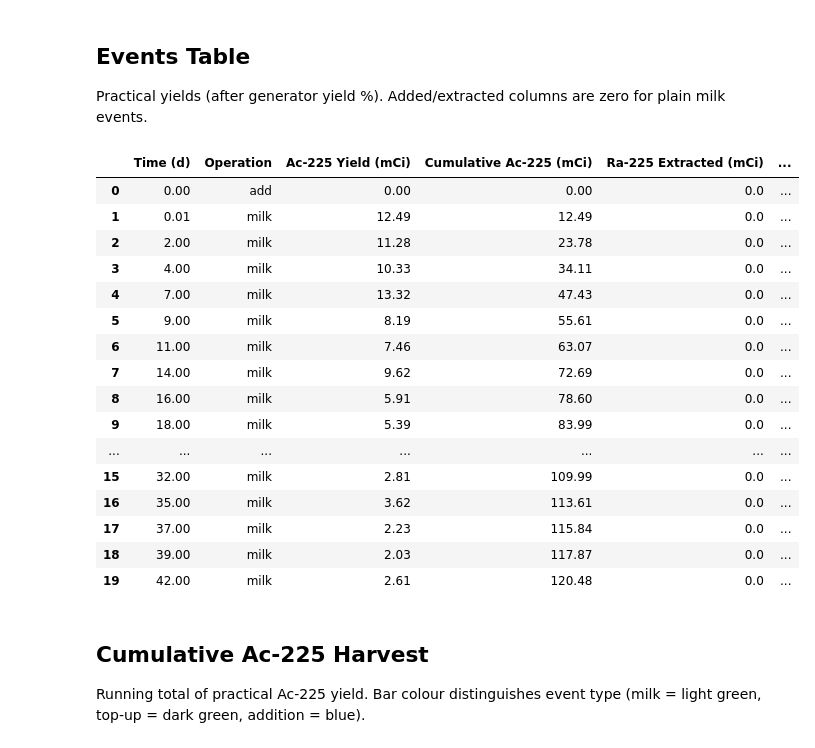
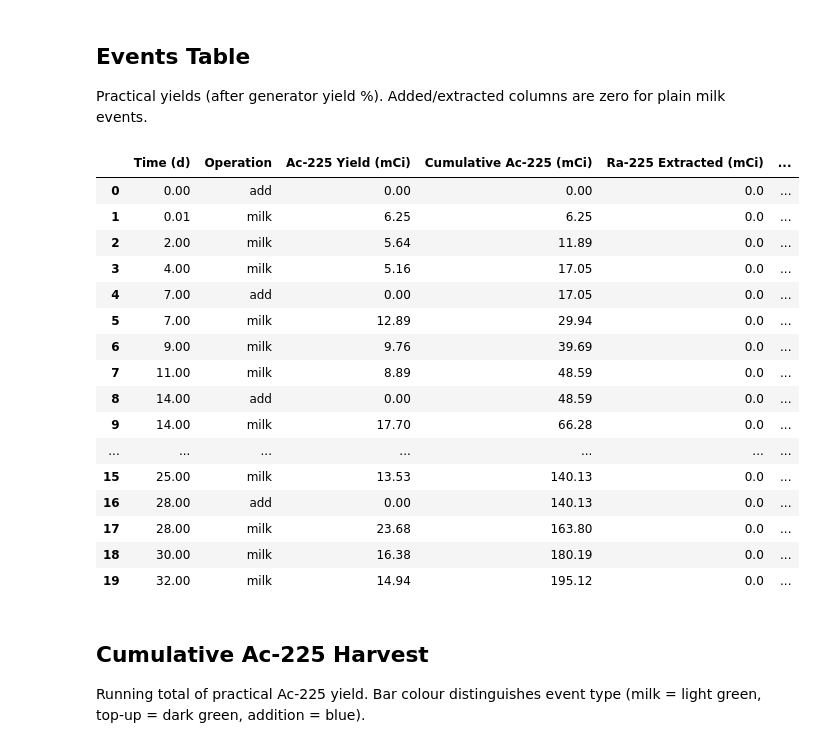
Before and after one commit to ArtemChemist/generator_calc, a Jupyter notebook: generator_notebook.ipynb, the cells around one changed output. Cells and saved outputs as stored; diff of their text form; code cells hidden in the pictures.

```diff
--- a/generator_notebook.ipynb
+++ b/generator_notebook.ipynb
@@ -116,10 +116,8 @@ def simulate_chain_scheduled(
 
             if op == 'take_out_fraction':
                 N_next*= (1.0 - TOPUP_EXTRACT_FRACTION)        # 1. extract Ra-225
-                N_next[0] += topup_ra225_add_atoms                   # 2. add Ra-225
-                N_next[-1] += topup_ac225_add_atoms                  # 3. add Ac-225
-                ra225_added = topup_ra225_add_atoms
-                ac225_added = topup_ac225_add_atoms
+                ra225_added = 0
+                ac225_added = 0
                 ra225_extracted = float(N_end[0] * TOPUP_EXTRACT_FRACTION)
                 ac225_harvested = 0
             elif op == 'add':
@@ -379,43 +367,44 @@ Practical yields (after generator yield %). Added/extracted columns are zero for
 # %%
 rows = []
 running_ac225 = 0.0
 
 for e in events:
     ac225_yield_mbq = lambda_daughter * e['ac225_atoms']           / 1e6 * gen_yield
     ra225_ext_mbq   = lambda_parent   * e['ra225_extracted_atoms'] / 1e6
     ra225_add_mbq   = lambda_parent   * e['ra225_added_atoms']     / 1e6
     ac225_add_mbq   = lambda_daughter * e['ac225_added_atoms']     / 1e6
     running_ac225  += from_mbq(ac225_yield_mbq)
 
     rows.append({
         f'Time ({time_label})':         round(e['time_s'] / 3600 / h_per_unit, 2),
         'Operation':                     e['op'],
         f'Ac-225 Yield ({UNITS})':      round(from_mbq(ac225_yield_mbq), 2),
         f'Cumulative Ac-225 ({UNITS})': round(running_ac225, 2),
         f'Ra-225 Extracted ({UNITS})':  round(from_mbq(ra225_ext_mbq), 2),
         f'Ra-225 Added ({UNITS})':      round(from_mbq(ra225_add_mbq), 2),
         f'Ac-225 Added ({UNITS})':      round(from_mbq(ac225_add_mbq), 2),
     })
 
-pd.DataFrame(rows)
+df = pd.DataFrame(rows)
+df.head(20)
 # %% [output]
 |  | Time (d) | Operation | Ac-225 Yield (mCi) | Cumulative Ac-225 (mCi) | Ra-225 Extracted (mCi) | ... |
 | 0 | 0.00 | add | 0.00 | 0.00 | 0.0 | ... |
-| 1 | 0.01 | milk | 12.49 | 12.49 | 0.0 | ... |
-| 2 | 2.00 | milk | 11.28 | 23.78 | 0.0 | ... |
-| 3 | 4.00 | milk | 10.33 | 34.11 | 0.0 | ... |
-| 4 | 7.00 | milk | 13.32 | 47.43 | 0.0 | ... |
-| 5 | 9.00 | milk | 8.19 | 55.61 | 0.0 | ... |
-| 6 | 11.00 | milk | 7.46 | 63.07 | 0.0 | ... |
-| 7 | 14.00 | milk | 9.62 | 72.69 | 0.0 | ... |
-| 8 | 16.00 | milk | 5.91 | 78.60 | 0.0 | ... |
-| 9 | 18.00 | milk | 5.39 | 83.99 | 0.0 | ... |
+| 1 | 0.01 | milk | 6.25 | 6.25 | 0.0 | ... |
+| 2 | 2.00 | milk | 5.64 | 11.89 | 0.0 | ... |
+| 3 | 4.00 | milk | 5.16 | 17.05 | 0.0 | ... |
+| 4 | 7.00 | add | 0.00 | 17.05 | 0.0 | ... |
+| 5 | 7.00 | milk | 12.89 | 29.94 | 0.0 | ... |
+| 6 | 9.00 | milk | 9.76 | 39.69 | 0.0 | ... |
+| 7 | 11.00 | milk | 8.89 | 48.59 | 0.0 | ... |
+| 8 | 14.00 | add | 0.00 | 48.59 | 0.0 | ... |
+| 9 | 14.00 | milk | 17.70 | 66.28 | 0.0 | ... |
 | ... | ... | ... | ... | ... | ... | ... |
-| 15 | 32.00 | milk | 2.81 | 109.99 | 0.0 | ... |
-| 16 | 35.00 | milk | 3.62 | 113.61 | 0.0 | ... |
-| 17 | 37.00 | milk | 2.23 | 115.84 | 0.0 | ... |
-| 18 | 39.00 | milk | 2.03 | 117.87 | 0.0 | ... |
-| 19 | 42.00 | milk | 2.61 | 120.48 | 0.0 | ... |
+| 15 | 25.00 | milk | 13.53 | 140.13 | 0.0 | ... |
+| 16 | 28.00 | add | 0.00 | 140.13 | 0.0 | ... |
+| 17 | 28.00 | milk | 23.68 | 163.80 | 0.0 | ... |
+| 18 | 30.00 | milk | 16.38 | 180.19 | 0.0 | ... |
+| 19 | 32.00 | milk | 14.94 | 195.12 | 0.0 | ... |
 # %% [markdown]
 ## Cumulative Ac-225 Harvest
 
```
Also changed, not shown: parts of 6 cells of this notebook.
